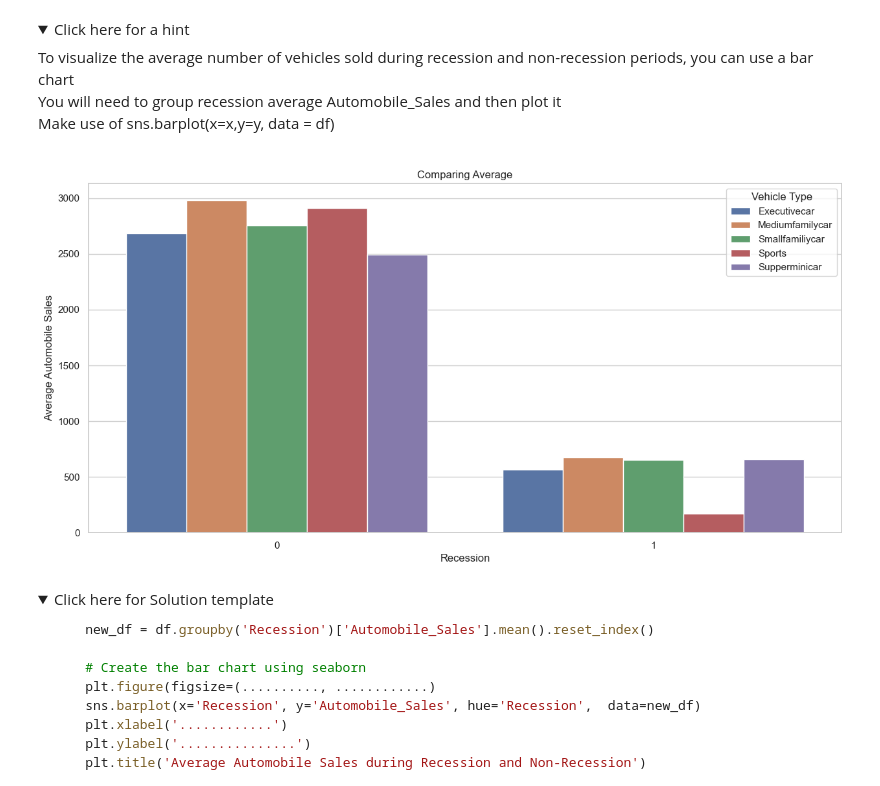
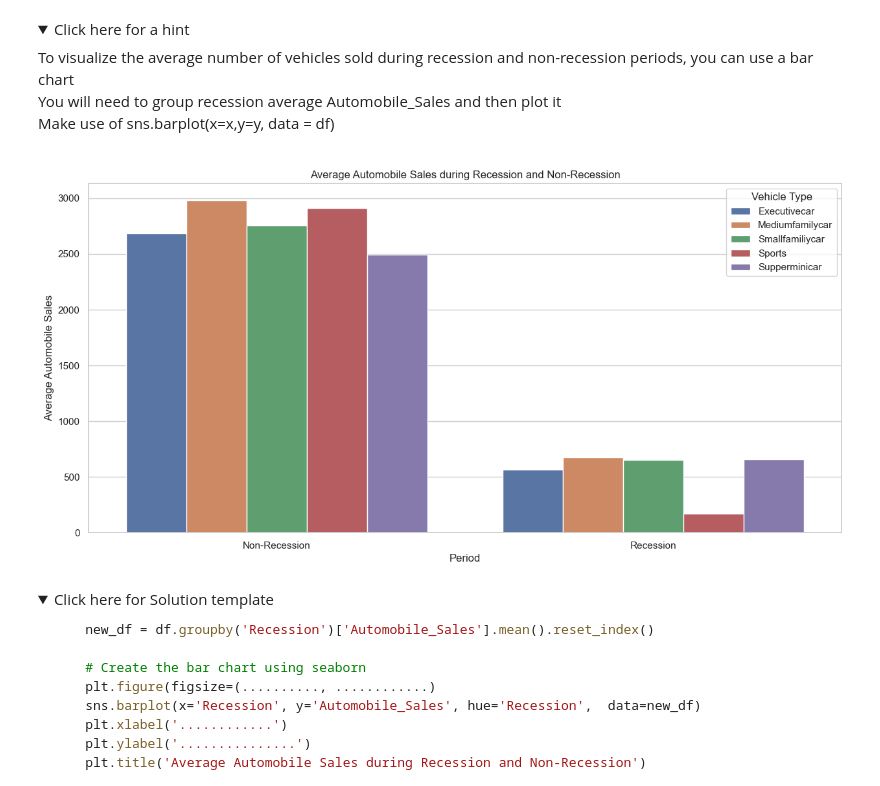
Before and after one commit to mrwoodzi/Data_Science_Certs_Progress, a Jupyter notebook: IBM_Data_Analytics_Professional_Cert/Projects/Final-Assignment-Part-1.jupyterlite.ipynb, the cells around one changed output. Cells and saved outputs as stored; diff of their text form; code cells hidden in the pictures; folded sections open.

```diff
--- a/IBM_Data_Analytics_Professional_Cert/Projects/Final-Assignment-Part-1.jupyterlite.ipynb
+++ b/IBM_Data_Analytics_Professional_Cert/Projects/Final-Assignment-Part-1.jupyterlite.ipynb
@@ -389,33 +387,34 @@ Save this plot as "Line_Plot_2.png"</span><br>
 # %%
 # # Create a line chart using Seaborn
 # sns.set(style="whitegrid")  # Set the style
 # plt.figure(figsize=(10, 6))  # Set the figure size
 # sns.lineplot(x="x_column", y="y_column", hue="group_column", data=df)
 
 # # Customize the plot attributes
 # plt.xlabel("X Label")
 # plt.ylabel("Y Label")
 # plt.title("Line Chart Title")
 # plt.legend(title="Group")
 
 # # Display the plot
 # plt.show
 # Group data by 'Recession' and calculate the mean of 'Automobile_Sales'
 r_dfvt = df.groupby(['Recession', 'Vehicle_Type'])['Automobile_Sales'].mean().reset_index()
 
 # Create a bar plot using Seaborn
 plt.figure(figsize=(15, 7))
 sns.set(style="whitegrid")  # Set the style
 sns.barplot(x='Recession', y='Automobile_Sales', hue='Vehicle_Type', data=r_dfvt)
 
 # Customize the plot attributes
-plt.xlabel("Recession")
+plt.xlabel("Period")
 plt.ylabel("Average Automobile Sales")
-plt.title("Comparing Average")
 plt.legend(title="Vehicle Type")
+plt.title('Average Automobile Sales during Recession and Non-Recession')
+plt.xticks(ticks=[0, 1], labels=['Non-Recession', 'Recession'])
 plt.show()
 # %% [output]
-[figure, old version]
+[figure, new version]
 # %% [markdown]
 <details>
     <summary>Click here for Solution template</summary>
```
Also changed, not shown: parts of 8 cells of this notebook, 1 other file.
